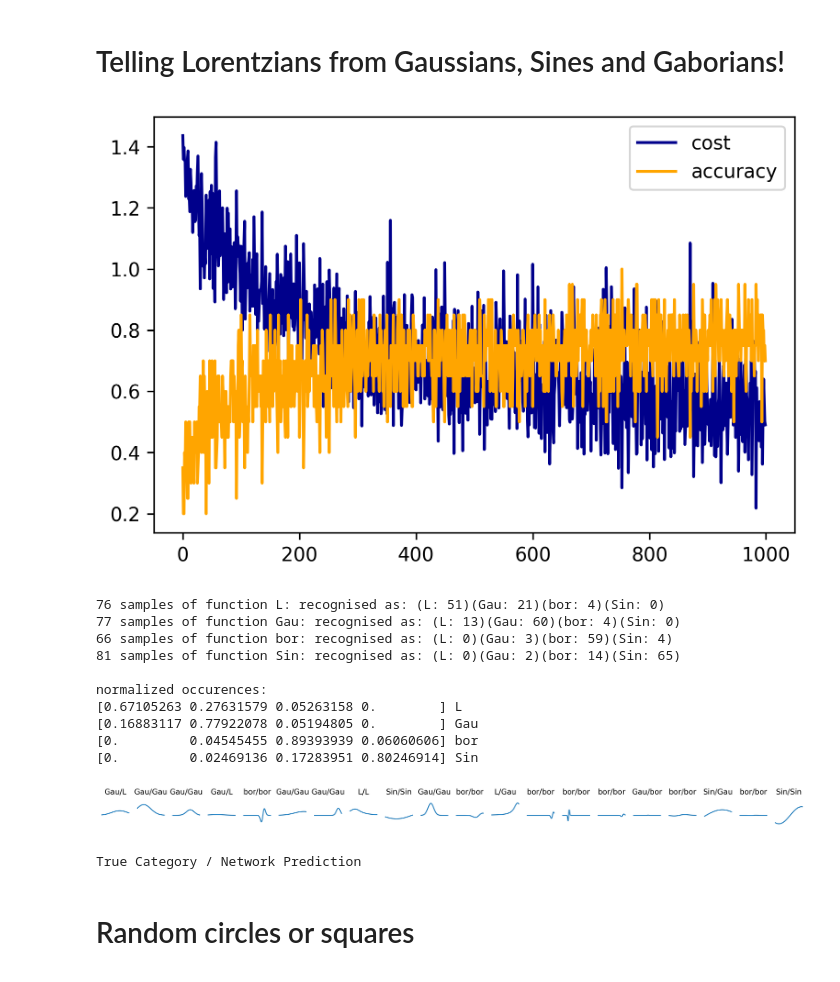
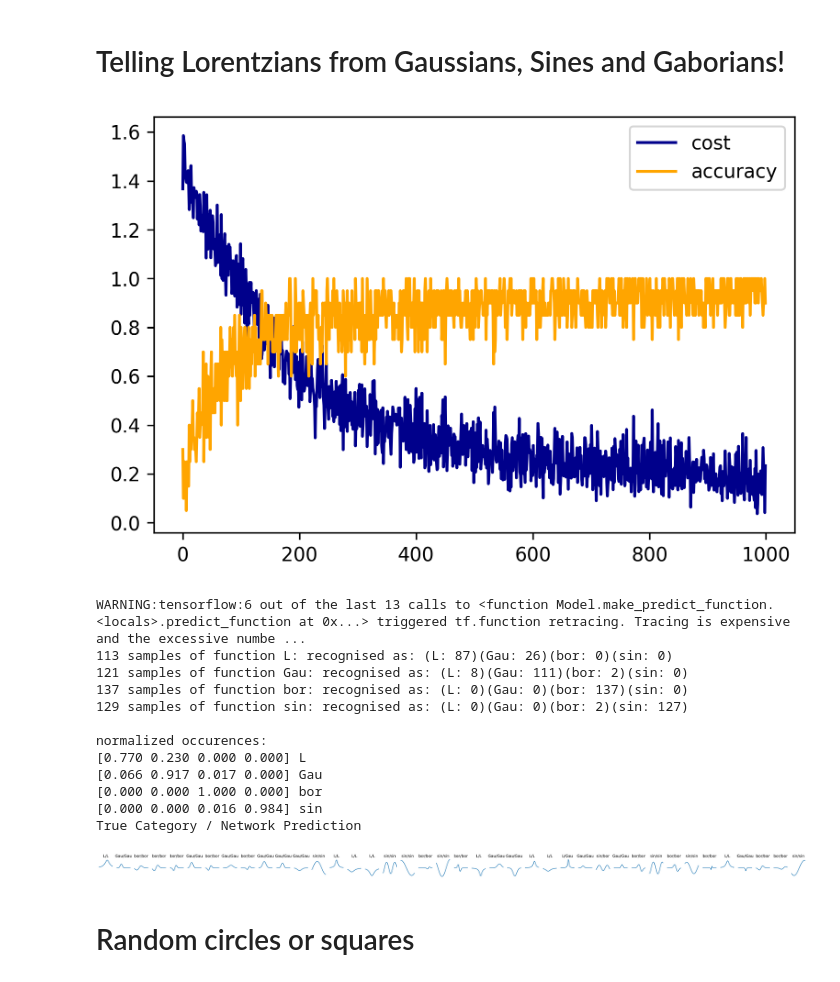
Before and after one commit to FlorianMarquardt/machine-learning-for-physicists, a Jupyter notebook: 04_homework_ImageRecognition.ipynb, the cells around one changed output. Drawn from its saved outputs; the diff is of its cells as text; code cells hidden in the pictures.

Commit message:
04_ Imagerecognition: A in [-1, -.2] or [.2, -1]
04_homework_ImageRecognition.ipynb
Make the absolute value of the amplitude big enough.
Negative values are allowed.

```diff
--- a/04_homework_ImageRecognition.ipynb
+++ b/04_homework_ImageRecognition.ipynb
@@ -52,19 +54,33 @@ def Sine(Amplitude = 1, width = 1, x0 = 0):
 
 def Gabor(Amplitude = 1, width = 1, x0 = 0):
     def function(x):
-      return Sine(Amplitude,width,x0)(x)*Gaussian(Amplitude,width,x0)(x)
+      return Sine(Amplitude,width,x0)(x)*Gaussian(1.0,width,x0)(x)
+    return function
+
+def CosGauss(Amplitude = 1, width = 1, x0 = 0):
+    def function(x):
+      return Amplitude*np.cos((x-x0)/width)*Gaussian(1.0,3*width,x0)(x)
+    return function
+
+def CosLorentz(Amplitude = 1, width = 1, x0 = 0):
+    def function(x):
+      return Amplitude*np.cos((x-x0)/width)*Lorentzian(1.0,3*width,x0)(x)
     return function
 
 params_Lorentz = {"func": Lorentzian, "name": "L"}
 params_Gauss = {"func": Gaussian, "name": "Gau"}
-params_Sine = {"func": Sine, "name": "Sin"}
+params_Sine = {"func": Sine, "name": "sin"}
 params_Gabor = {"func": Gabor, "name": "bor"}
+params_CosGauss = {"func": CosGauss, "name": "coG"}
+params_CosLorentz = {"func": CosLorentz, "name": "coL"}
 
 functions = [ params_Lorentz, params_Gauss]
 functions = [ params_Gabor, params_Gauss]
 functions = [ params_Sine, params_Gauss]
 functions = [ params_Gabor, params_Sine]
 functions = [ params_Gabor, params_Sine, params_Gauss]
+functions = [ params_Lorentz, params_Gauss, params_Gabor, params_CosGauss, params_Sine]
+functions = [ params_Sine, params_Gabor, params_CosGauss, params_CosLorentz]
 functions = [ params_Lorentz, params_Gauss, params_Gabor, params_Sine]
 
 
@@ -82,8 +98,14 @@ Net.compile(loss='categorical_crossentropy',
 
 def my_generator1D(batchsize,x): # produce a batch of curves, randomly Lorentzian or Gaussian
 
-    R=np.random.uniform(size=batchsize) # width
-    A=np.random.uniform(size=batchsize) # amplitude
+    minA = 0.2
+    maxA = 1.0
+    minWidth = 0.2
+    R=np.random.uniform(size=batchsize,low=minWidth) # width
+    A=np.random.uniform(size=batchsize,low=2*minA-maxA,high=maxA) # amplitude : not too low
+    for j in range(batchsize):
+      if A[j]<minA:
+        A[j]=A[j]-2*minA
     x0=np.random.uniform(size=batchsize,low=-1,high=1) # position
 
     nCat = len(functions)
@@ -98,13 +120,11 @@ def my_generator1D(batchsize,x): # produce a batch of curves, randomly Lorentzia
       inputLayer += resultLayer[:,j][:,None]*functions[j]["func"](A[:,None], R[:,None], x0[:,None])(x)
 
     return( inputLayer, resultLayer, names )
-
-# my_generator1D(5,np.linspace(-1,1,8))     # test
 # %%
 batchsize=20
 steps=1000
 
-x=np.linspace(-1,1,N)
+x=np.linspace(-2,2,N)
 costs=np.zeros(steps)
 accuracy=np.zeros(steps)
 skipsteps=10
@@ -120,10 +140,10 @@ for j in range(steps):
         plt.legend()
         plt.show()
 # %% [output]
-[figure, old version]
+[figure, new version]
 # %%
 # make test set
-n_samples=300
+n_samples=500
 y_in,y_target,names=my_generator1D(n_samples,x)
 y_pred=Net.predict_on_batch(y_in)
 
@@ -135,49 +155,48 @@ for j in range(n_samples):
 
 
 sum_targets = np.sum(correlation, axis=1)
 
 # print(str(correlation))
 # print(str(sum_targets[:,None]))
 
 for j in range(len(functions)):
   text = str(int(sum_targets[j]))+" samples of function "+functions[j]["name"]+": "+\
   "recognised as: "
   for k in range (len(functions)):
     text += "("+functions[k]["name"]+": "+str(int(correlation[j,k]))+")"
   print (text)
 correlation = correlation[:,:]/sum_targets[:,None]
 
 print("\nnormalized occurences:")
+np.set_printoptions(formatter={'float': lambda x: "{0:0.3f}".format(x)})
 for j in range(len(functions)):
   print (str(correlation[j,:])+" "+functions[j]["name"])
 # plot some examples:
 
-n_samples=20
+n_samples=40
 fig,ax=plt.subplots(ncols=n_samples,nrows=1,figsize=(n_samples,1))
-Name={}
-Name[True]="L" # Lorentz
-Name[False]="G" # Gauss
+
+print("True Category / Network Prediction")
 for j in range(n_samples):
     ax[j].plot(y_in[j,:])
     ax[j].set_ylim([-1,1])
     ax[j].axis('off')
     ax[j].set_title(names[np.argmax(y_target[j,:])]+"/"+names[np.argmax(y_pred[j,:])])
 plt.show()
-
-print("True Category / Network Prediction")
 # %% [output]
-76 samples of function L: recognised as: (L: 51)(Gau: 21)(bor: 4)(Sin: 0)
-77 samples of function Gau: recognised as: (L: 13)(Gau: 60)(bor: 4)(Sin: 0)
-66 samples of function bor: recognised as: (L: 0)(Gau: 3)(bor: 59)(Sin: 4)
-81 samples of function Sin: recognised as: (L: 0)(Gau: 2)(bor: 14)(Sin: 65)
+WARNING:tensorflow:6 out of the last 13 calls to <function Model.make_predict_function.<locals>.predict_function at 0x...> triggered tf.function retracing. Tracing is expensive and the excessive numbe ...
+113 samples of function L: recognised as: (L: 87)(Gau: 26)(bor: 0)(sin: 0)
+121 samples of function Gau: recognised as: (L: 8)(Gau: 111)(bor: 2)(sin: 0)
+137 samples of function bor: recognised as: (L: 0)(Gau: 0)(bor: 137)(sin: 0)
+129 samples of function sin: recognised as: (L: 0)(Gau: 0)(bor: 2)(sin: 127)
 
 normalized occurences:
-[0.67105263 0.27631579 0.05263158 0.        ] L
-[0.16883117 0.77922078 0.05194805 0.        ] Gau
-[0.         0.04545455 0.89393939 0.06060606] bor
-[0.         0.02469136 0.17283951 0.80246914] Sin
+[0.770 0.230 0.000 0.000] L
+[0.066 0.917 0.017 0.000] Gau
+[0.000 0.000 1.000 0.000] bor
+[0.000 0.000 0.016 0.984] sin
+True Category / Network Prediction
-[figure, old version]
+[figure, new version]
-True Category / Network Prediction
 # %% [markdown]
 # Random circles or squares
 # %%
```
Also changed, not shown: parts of 3 cells of this notebook.
